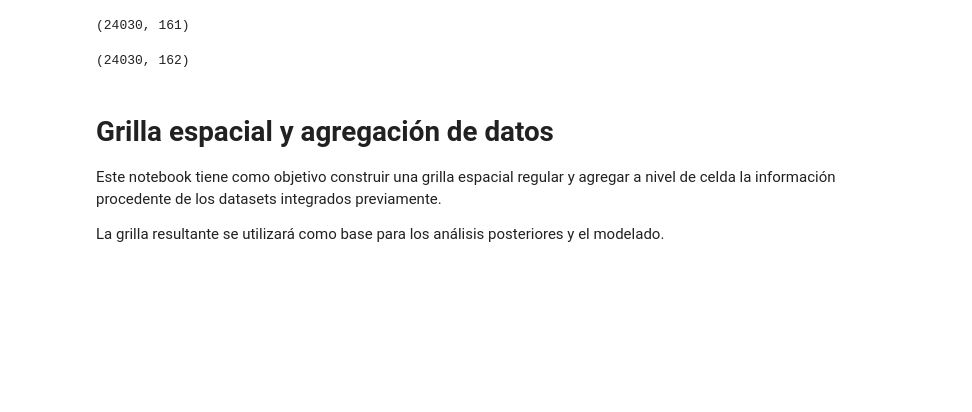
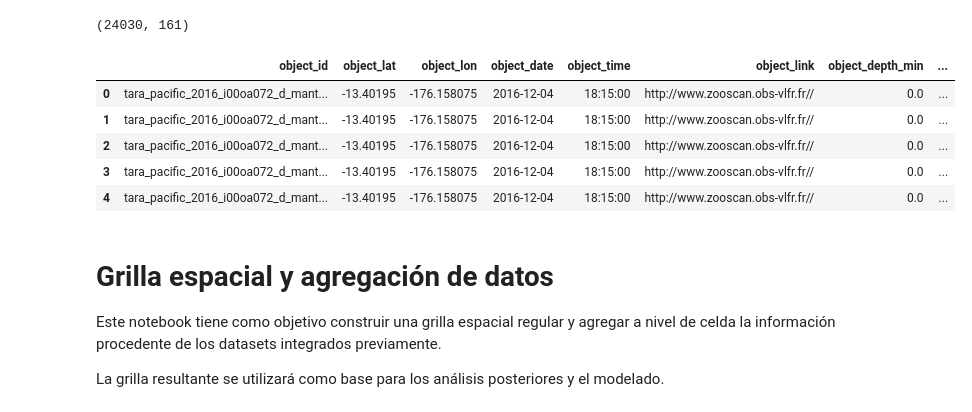
Before and after one commit to 4GeeksAcademy/loreykil_proyecto_final, a Jupyter notebook: Crear_Grilla.ipynb, the cells around one changed output. Drawn from its saved outputs; the diff is of its cells as text; code cells hidden in the pictures; blank space fills up the shorter version.

```diff
--- a/Crear_Grilla.ipynb
+++ b/Crear_Grilla.ipynb
@@ -35,10 +35,15 @@ ecotaxa_geo = ecotaxa_geo[
 
 # eliminar geometrías inválidas
 ecotaxa_geo = ecotaxa_geo[ecotaxa_geo.is_valid]
-# %%
-ecotaxa_geo.shape
-# %% [output]
-(24030, 162)
+# %%
+ecotaxa_geo.head()
+# %% [output]
+|  | object_id | object_lat | object_lon | object_date | object_time | object_link | object_depth_min | ... |
+| 0 | tara_pacific_2016_i00oa072_d_mant... | -13.40195 | -176.158075 | 2016-12-04 | 18:15:00 | http://www.zooscan.obs-vlfr.fr// | 0.0 | ... |
+| 1 | tara_pacific_2016_i00oa072_d_mant... | -13.40195 | -176.158075 | 2016-12-04 | 18:15:00 | http://www.zooscan.obs-vlfr.fr// | 0.0 | ... |
+| 2 | tara_pacific_2016_i00oa072_d_mant... | -13.40195 | -176.158075 | 2016-12-04 | 18:15:00 | http://www.zooscan.obs-vlfr.fr// | 0.0 | ... |
+| 3 | tara_pacific_2016_i00oa072_d_mant... | -13.40195 | -176.158075 | 2016-12-04 | 18:15:00 | http://www.zooscan.obs-vlfr.fr// | 0.0 | ... |
+| 4 | tara_pacific_2016_i00oa072_d_mant... | -13.40195 | -176.158075 | 2016-12-04 | 18:15:00 | http://www.zooscan.obs-vlfr.fr// | 0.0 | ... |
 # %%
 ecotaxa_geo.to_file("data/GeoDataFrame/gdf_ecotaxa.gpkg", driver="GPKG")
 # %% [markdown]
```
Also changed, not shown: 6 other files.
